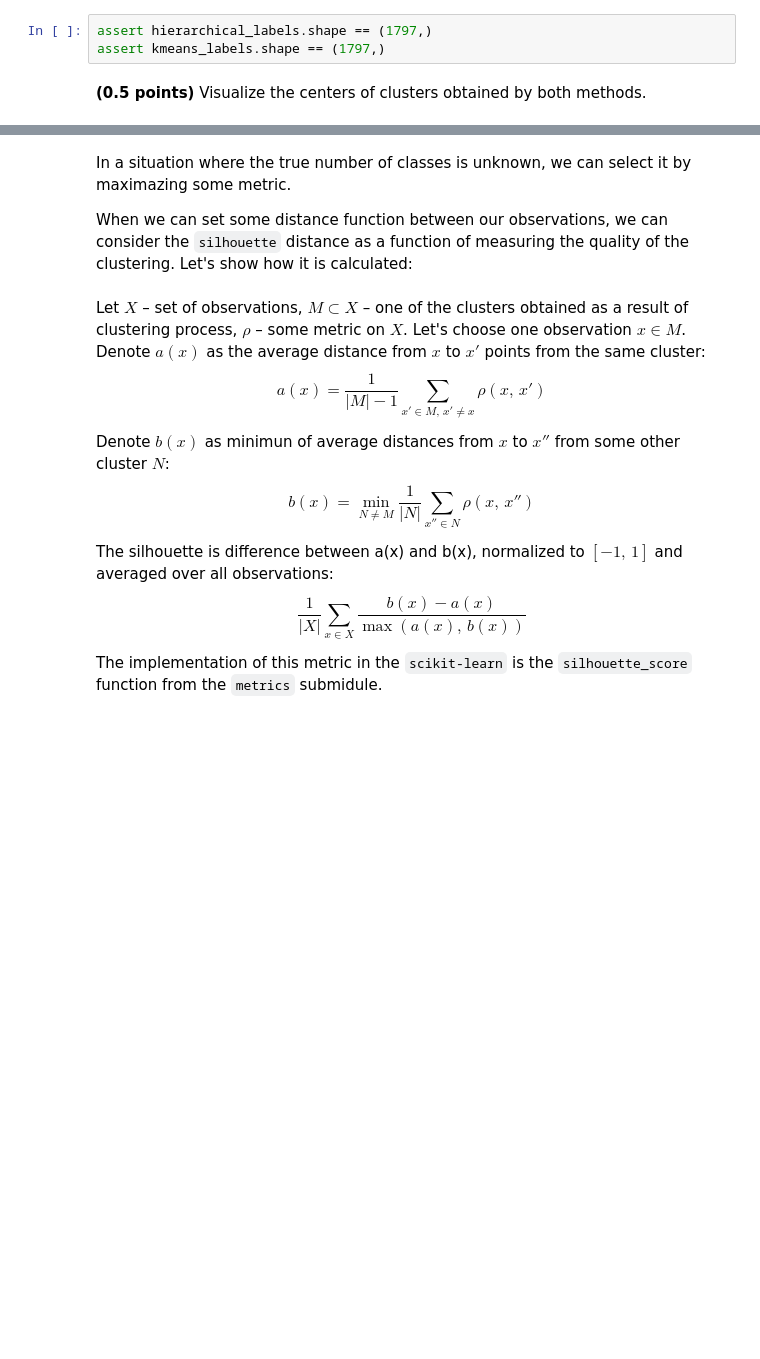
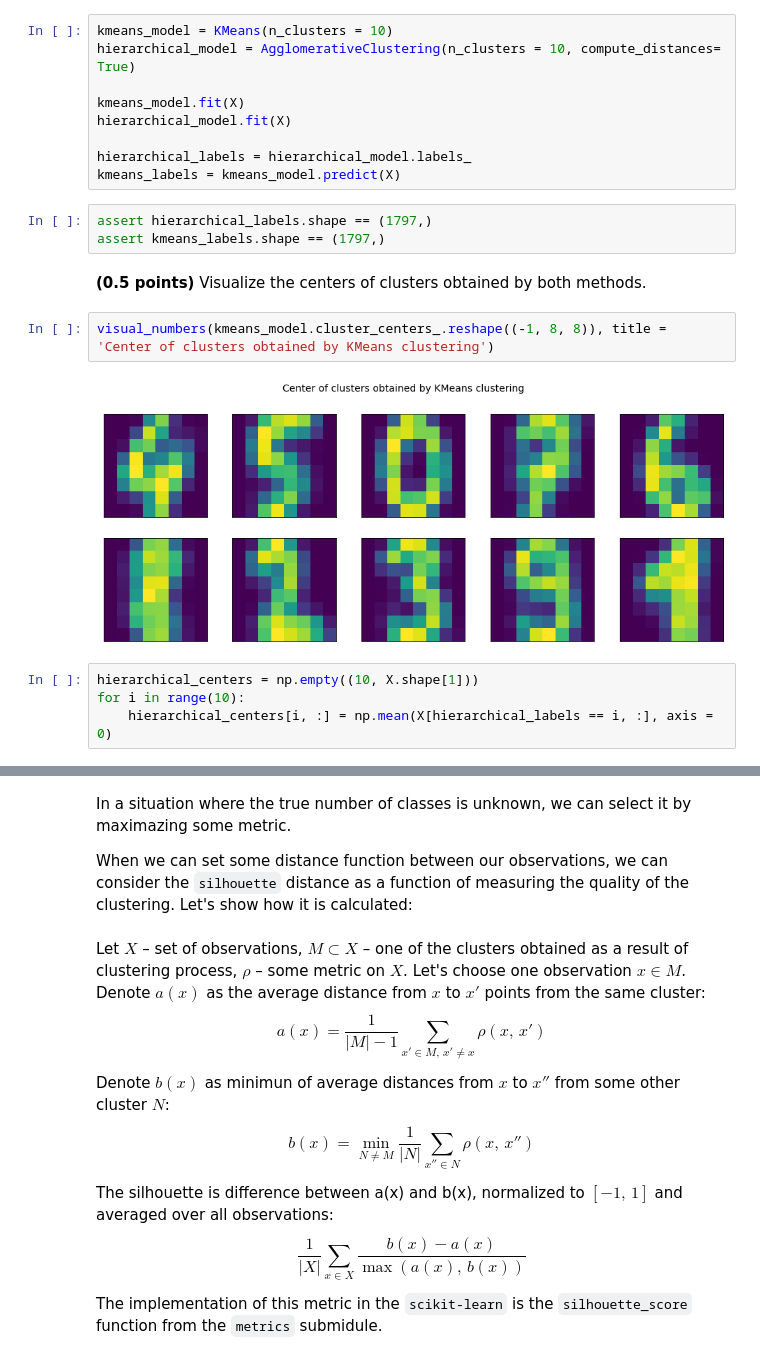
Before and after one commit to AnastasiiaSt/Clustering, a Jupyter notebook: clustering.ipynb, the cells around one changed output, grey strips where cells are left out. Drawn from its saved outputs; the diff is of its cells as text; blank space fills up the shorter version.

```diff
--- a/clustering.ipynb
+++ b/clustering.ipynb
@@ -283,5 +306,22 @@ kmeans_labels = ...
+# %%
+kmeans_model = KMeans(n_clusters = 10)
+hierarchical_model = AgglomerativeClustering(n_clusters = 10, compute_distances= True)
+
+kmeans_model.fit(X)
+hierarchical_model.fit(X)
+
+hierarchical_labels = hierarchical_model.labels_
+kmeans_labels = kmeans_model.predict(X)
 # %%
 assert hierarchical_labels.shape == (1797,)
 assert kmeans_labels.shape == (1797,)
 # %% [markdown]
 **(0.5 points)** Visualize the centers of clusters obtained by both methods.
+# %%
+visual_numbers(kmeans_model.cluster_centers_.reshape((-1, 8, 8)), title = 'Center of clusters obtained by KMeans clustering')
+# %% [output]
+[figure, added]
+# %%
+hierarchical_centers = np.empty((10, X.shape[1]))
+for i in range(10):
+    hierarchical_centers[i, :] = np.mean(X[hierarchical_labels == i, :], axis = 0)
```
Also changed, not shown: parts of 23 cells of this notebook.
